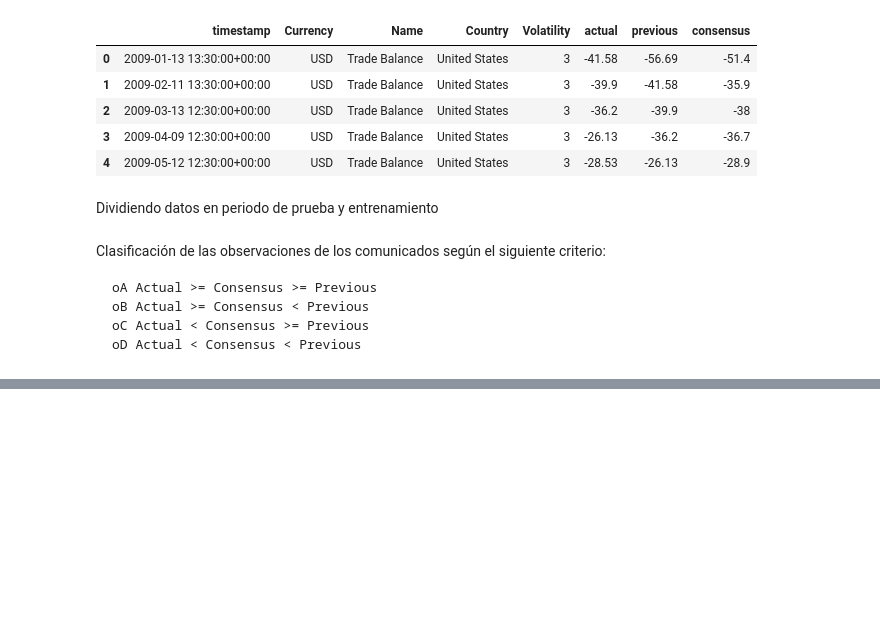
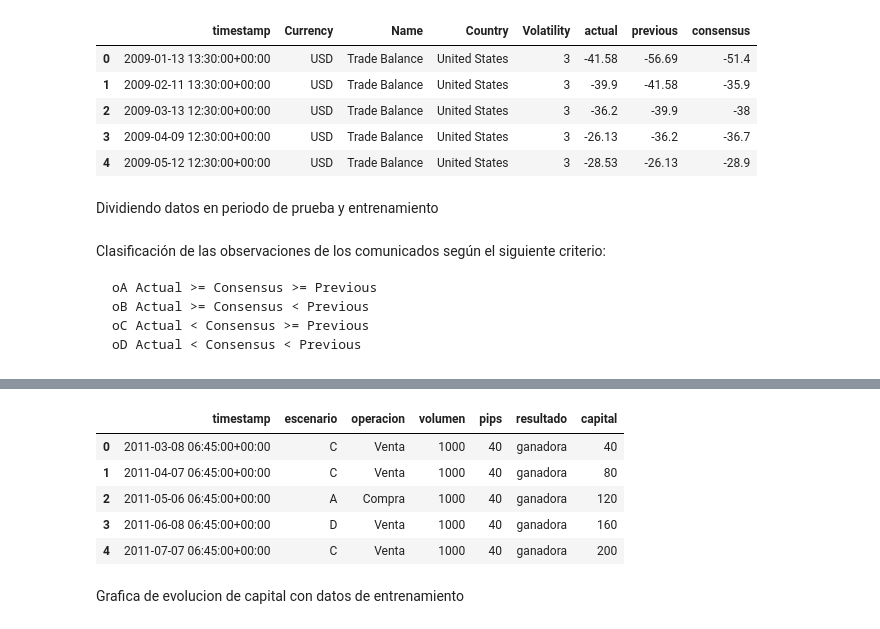
Before and after one commit to terecastillof/ProyectoFinal-MYST, a Jupyter notebook: MTJ_myst_ProyectoFinal.ipynb, the cells around one changed output, grey strips where cells are left out. Cells and saved outputs as stored; diff of their text form; code cells hidden in the pictures; blank space fills up the shorter version.

```diff
--- a/MTJ_myst_ProyectoFinal.ipynb
+++ b/MTJ_myst_ProyectoFinal.ipynb
@@ -145,7 +145,7 @@ USD.head()
 # %% [markdown]
 Dividiendo datos en periodo de prueba y entrenamiento
 # %%
-entrEUR = EUR[EUR['timestamp']<pd.to_datetime('2019-01-01 00:00:00+0000')]
-prueEUR = EUR[EUR['timestamp']>=pd.to_datetime('2019-01-01 00:00:00+0000')]
+entrEUR = EUR[EUR['timestamp']<pd.to_datetime('2019-01-01 00:00:00+0000').tz_localize('US/Eastern')]
+prueEUR = EUR[EUR['timestamp']>=pd.to_datetime('2019-01-01 00:00:00+0000').tz_localize('US/Eastern')]
 # %%
 USD=USD.drop([21,22]); USD = USD.reset_index(drop=True) # Se quitan ya que no se encontraron estas fechas.
@@ -469,3 +216,53 @@ df_escenariosUSD = df_escenarios(entrUSD)
 df_decisionesEUR = df_decisiones(entrEUR)
 # %%
 df_decisionesUSD = df_decisiones(entrUSD)
+# %%
+def df_backtest(df_decisiones,df_escenarios):
+    df=pd.DataFrame()
+    df['timestamp'] = df_escenarios['timestamp']
+    df['escenario'] = df_escenarios['escenario']
+    df2=[]
+    pip=[]
+    for i in range(len(df)):
+        if df['escenario'][i] =='A':
+            df2.append(df_decisiones['operacion'][0])
+            if df_decisiones['operacion'][0] =='Venta':
+                pip.append(40)
+            if df_decisiones['operacion'][0] == 'Compra':
+                pip.append(-20)
+        elif df['escenario'][i] =='B':
+            df2.append(df_decisiones['operacion'][1])
+            if df_decisiones['operacion'][1] =='Venta':
+                pip.append(50)
+            if df_decisiones['operacion'][1] == 'Compra':
+                pip.append(-10)
+        elif df['escenario'][i] =='C':
+            df2.append(df_decisiones['operacion'][2])
+            if df_decisiones['operacion'][2] =='Venta':
+                pip.append(40)
+            if df_decisiones['operacion'][2] == 'Compra':
+                pip.append(-10)
+        elif df['escenario'][i] =='D':
+            df2.append(df_decisiones['operacion'][3])
+            if df_decisiones['operacion'][3] =='Venta':
+                pip.append(50)
+            if df_decisiones['operacion'][3] == 'Compra':
+                pip.append(-20)
+    df['operacion'] = df2
+    df['volumen'] = 1000
+    df['pips'] = 40
+    df['resultado'] = ['ganadora' if df['pips'][i] > 0 else "perdedora" for i in range(len(df))]
+    df['capital'] = np.cumsum(df['pips'])
+    return(df)
+# %%
+df_backtestEUR = df_backtest(df_decisionesEUR,df_escenariosEUR)
+df_backtestEUR.head()
+# %% [output]
+|  | timestamp | escenario | operacion | volumen | pips | resultado | capital |
+| 0 | 2011-03-08 06:45:00+00:00 | C | Venta | 1000 | 40 | ganadora | 40 |
+| 1 | 2011-04-07 06:45:00+00:00 | C | Venta | 1000 | 40 | ganadora | 80 |
+| 2 | 2011-05-06 06:45:00+00:00 | A | Compra | 1000 | 40 | ganadora | 120 |
+| 3 | 2011-06-08 06:45:00+00:00 | D | Venta | 1000 | 40 | ganadora | 160 |
+| 4 | 2011-07-07 06:45:00+00:00 | C | Venta | 1000 | 40 | ganadora | 200 |
+# %% [markdown]
+Grafica de evolucion de capital con datos de entrenamiento
```
Also changed, not shown: parts of 37 cells of this notebook, 1 other file.
